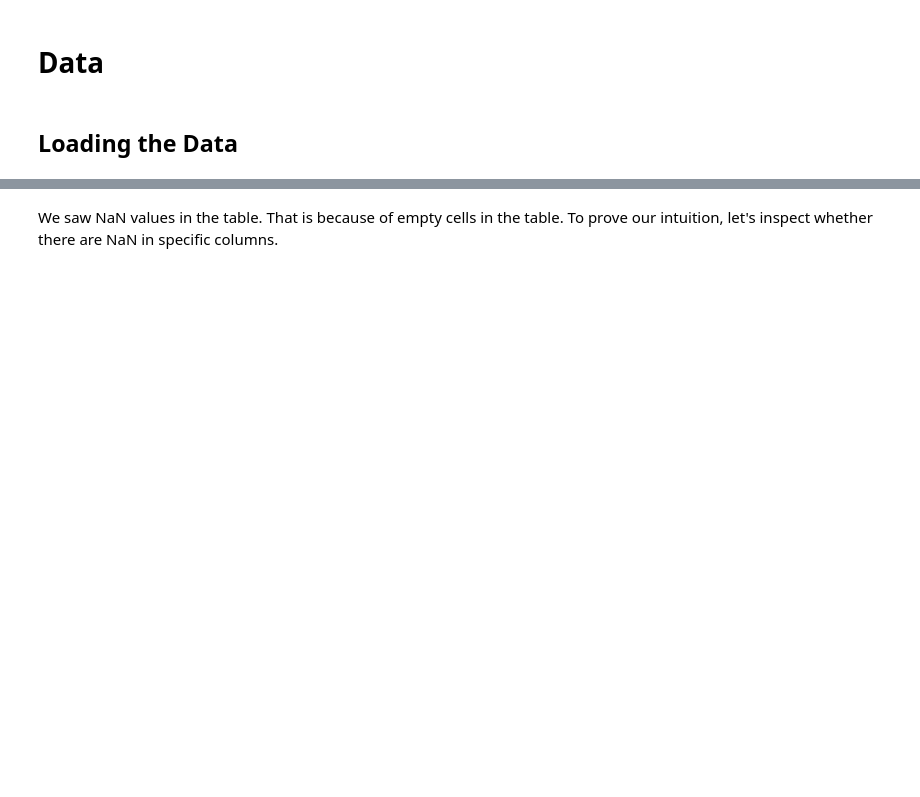
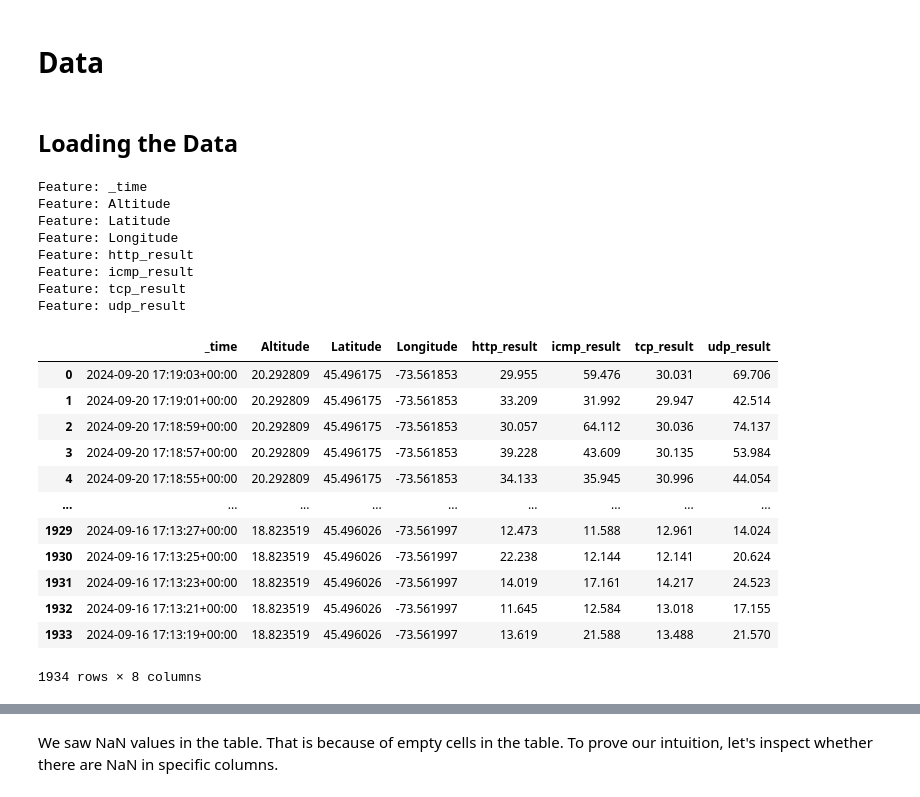
Before and after one commit to kmock930/CodeML-Hackathon-2024, a Jupyter notebook: CodeML 2024 - Main Notebook.ipynb, the cells around one changed output, grey strips where cells are left out. Drawn from its saved outputs; the diff is of its cells as text; code cells hidden in the pictures; blank space fills up the shorter version.

```diff
--- a/CodeML 2024 - Main Notebook.ipynb
+++ b/CodeML 2024 - Main Notebook.ipynb
@@ -23,12 +33,34 @@ device: str = "cuda"  if torch.cuda.is_available() else "cpu";
 # %% [markdown]
 ## Loading the Data
 # %%
-df = pd.read_csv('dataset/participant_data_cleaned_median.csv');
+df = pd.read_csv('dataset/participant_data_cleaned_zero.csv');
 column_names = df.columns;
 for col in column_names: print("Feature: " + col);
 
 df['_time'] = pd.to_datetime(df['_time'])
 df
+# %% [output]
+Feature: _time
+Feature: Altitude
+Feature: Latitude
+Feature: Longitude
+Feature: http_result
+Feature: icmp_result
+Feature: tcp_result
+Feature: udp_result
+|  | _time | Altitude | Latitude | Longitude | http_result | icmp_result | tcp_result | udp_result |
+| 0 | 2024-09-20 17:19:03+00:00 | 20.292809 | 45.496175 | -73.561853 | 29.955 | 59.476 | 30.031 | 69.706 |
+| 1 | 2024-09-20 17:19:01+00:00 | 20.292809 | 45.496175 | -73.561853 | 33.209 | 31.992 | 29.947 | 42.514 |
+| 2 | 2024-09-20 17:18:59+00:00 | 20.292809 | 45.496175 | -73.561853 | 30.057 | 64.112 | 30.036 | 74.137 |
+| 3 | 2024-09-20 17:18:57+00:00 | 20.292809 | 45.496175 | -73.561853 | 39.228 | 43.609 | 30.135 | 53.984 |
+| 4 | 2024-09-20 17:18:55+00:00 | 20.292809 | 45.496175 | -73.561853 | 34.133 | 35.945 | 30.996 | 44.054 |
+| ... | ... | ... | ... | ... | ... | ... | ... | ... |
+| 1929 | 2024-09-16 17:13:27+00:00 | 18.823519 | 45.496026 | -73.561997 | 12.473 | 11.588 | 12.961 | 14.024 |
+| 1930 | 2024-09-16 17:13:25+00:00 | 18.823519 | 45.496026 | -73.561997 | 22.238 | 12.144 | 12.141 | 20.624 |
+| 1931 | 2024-09-16 17:13:23+00:00 | 18.823519 | 45.496026 | -73.561997 | 14.019 | 17.161 | 14.217 | 24.523 |
+| 1932 | 2024-09-16 17:13:21+00:00 | 18.823519 | 45.496026 | -73.561997 | 11.645 | 12.584 | 13.018 | 17.155 |
+| 1933 | 2024-09-16 17:13:19+00:00 | 18.823519 | 45.496026 | -73.561997 | 13.619 | 21.588 | 13.488 | 21.570 |
+1934 rows × 8 columns
 # %%
 import numpy as np;
 import random;
```
Also changed, not shown: parts of 15 cells of this notebook, 4 other files.
